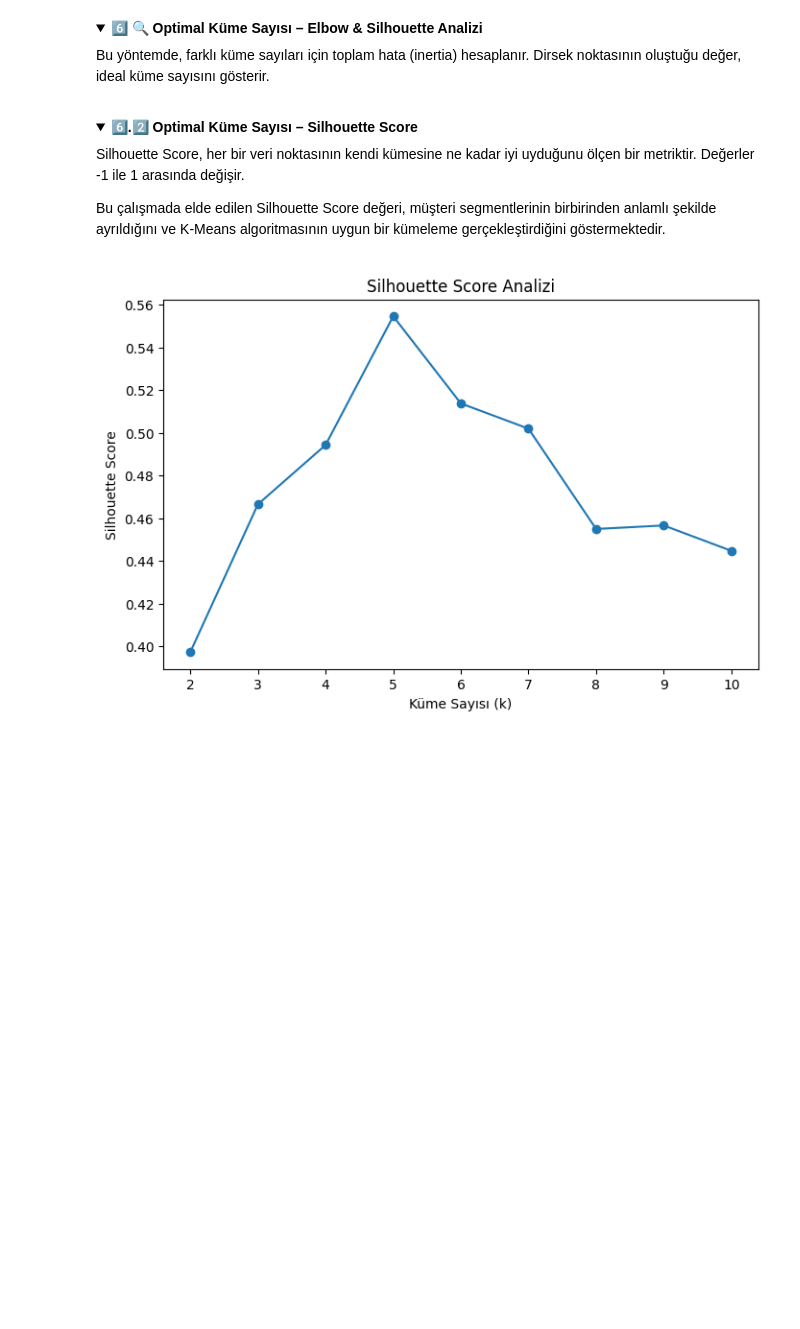
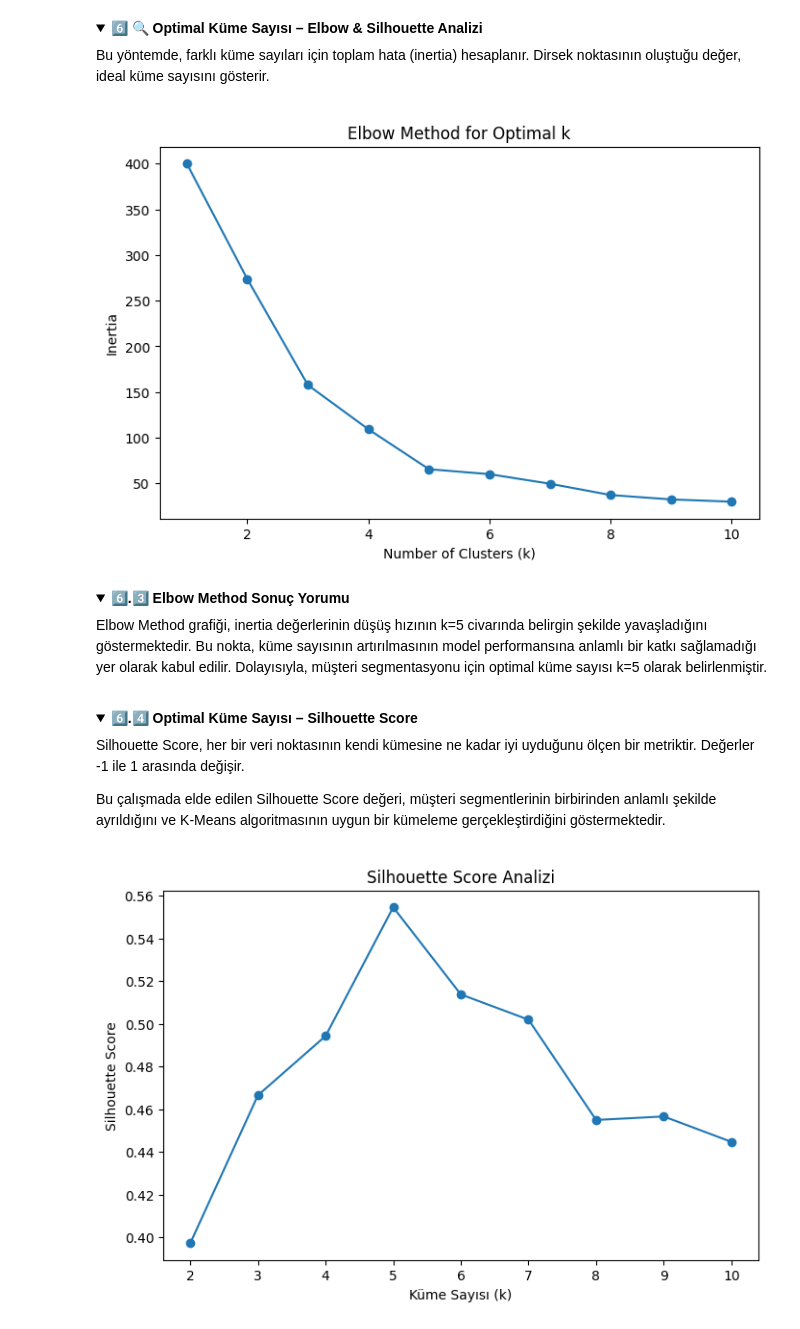
Before and after one commit to hafizecim/Mall-Customer-Segmentation-with-K-Means, a Jupyter notebook: mall_customer_segmentation.ipynb, the cells around one changed output. Saved outputs shown, nothing was run; the diff lists cells and outputs as text; code cells hidden in the pictures; folded sections open; blank space fills up the shorter version.

```diff
--- a/mall_customer_segmentation.ipynb
+++ b/mall_customer_segmentation.ipynb
@@ -303,9 +310,37 @@ X = df[['Annual Income (k$)', 'Spending Score (1-100)']]
 
 scaler = StandardScaler()
 X_scaled = scaler.fit_transform(X)
+# %%
+# -------------------------------
+# 6️⃣.2️⃣ Elbow Method
+# -------------------------------
+inertia = []
+
+for k in range(1, 11):
+    kmeans = KMeans(n_clusters=k, random_state=42)
+    kmeans.fit(X_scaled)
+    inertia.append(kmeans.inertia_)
+
+plt.figure(figsize=(8,5))
+plt.plot(range(1, 11), inertia, marker='o')
+plt.xlabel('Number of Clusters (k)')
+plt.ylabel('Inertia')
+plt.title('Elbow Method for Optimal k')
+plt.show()
+# %% [output]
+[figure, added]
+# %% [markdown]
+<details>
+<summary><b><strong>6️⃣.3️⃣ Elbow Method Sonuç Yorumu</strong></b></summary>
+
+Elbow Method grafiği, inertia değerlerinin düşüş hızının k=5 civarında belirgin şekilde yavaşladığını göstermektedir.
+Bu nokta, küme sayısının artırılmasının model performansına anlamlı bir katkı sağlamadığı yer olarak kabul edilir.
+Dolayısıyla, müşteri segmentasyonu için optimal küme sayısı k=5 olarak belirlenmiştir.
+
+</details>
 # %% [markdown]
 <details>
-<summary><b><strong>6️⃣.2️⃣ Optimal Küme Sayısı – Silhouette Score</strong></b></summary>
+<summary><b><strong>6️⃣.4️⃣ Optimal Küme Sayısı – Silhouette Score</strong></b></summary>
 
 Silhouette Score, her bir veri noktasının kendi kümesine ne kadar iyi uyduğunu
 ölçen bir metriktir. Değerler -1 ile 1 arasında değişir.
```
Also changed, not shown: parts of 9 cells of this notebook.
